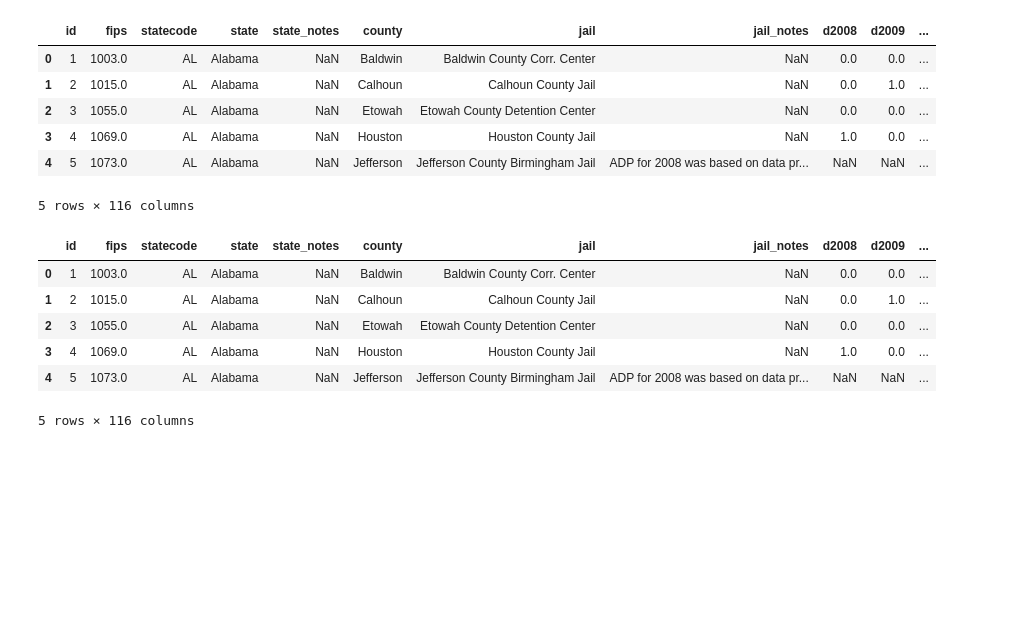
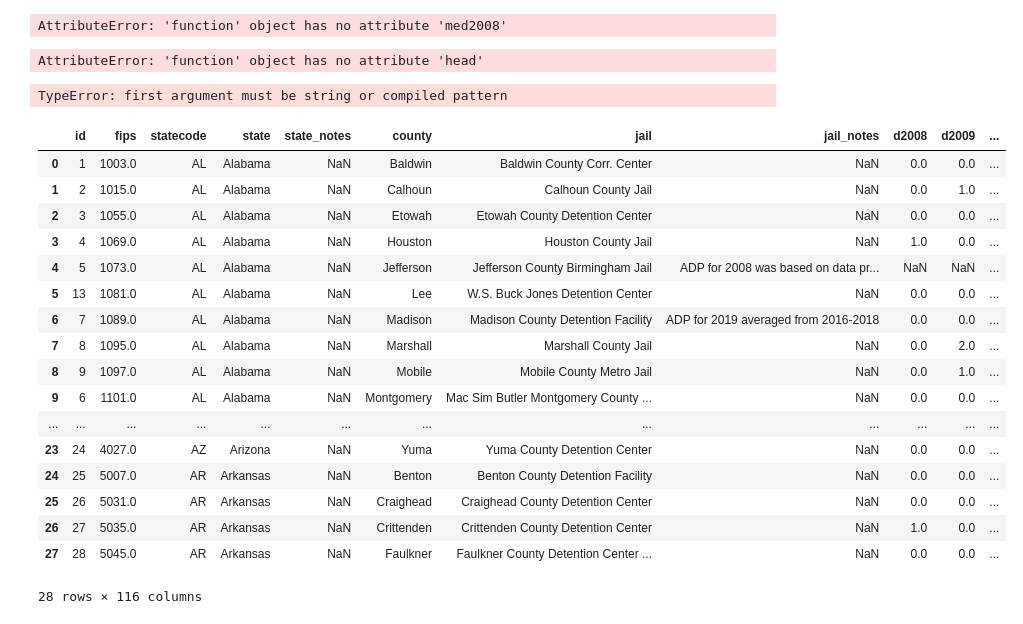
Before and after one commit to rcspring16/Capstone3, a Jupyter notebook: Real Capstone3.ipynb, the cells around one changed output. Cells and saved outputs as stored; diff of their text form; code cells hidden in the pictures; blank space fills up the shorter version.

Commit message:
Cleaning data
Restarting project

```diff
--- a/Real Capstone3.ipynb
+++ b/Real Capstone3.ipynb
@@ -9,3 +6,0 @@ values={'med2008':'Unknown', 'med2009':'Unknown', 'med2010':'Unknown', 'med2011'
-# %%
-df=jails_df.fillna(value=values)
-df.head(42)
@@ -55,35 +7,57 @@ df['med2019'] = df.med2019.str.replace(r'(^.*/.*$)', 'transition')
+# %%
+df['med2008'] = df.med2008.str.replace(r'(^.*/.*$)', 'transition')
+df['med2009'] = df.med2009.str.replace(r'(^.*/.*$)', 'transition')
+df['med2010'] = df.med2010.str.replace(r'(^.*/.*$)', 'transition')
+df['med2011'] = df.med2011.str.replace(r'(^.*/.*$)', 'transition')
+df['med2012'] = df.med2012.str.replace(r'(^.*/.*$)', 'transition')
+df['med2013'] = df.med2013.str.replace(r'(^.*/.*$)', 'transition')
+df['med2014'] = df.med2014.str.replace(r'(^.*/.*$)', 'transition')
+df['med2015'] = df.med2015.str.replace(r'(^.*/.*$)', 'transition')
+df['med2016'] = df.med2016.str.replace(r'(^.*/.*$)', 'transition')
+df['med2017'] = df.med2017.str.replace(r'(^.*/.*$)', 'transition')
+df['med2018'] = df.med2018.str.replace(r'(^.*/.*$)', 'transition')
+df['med2019'] = df.med2019.str.replace(r'(^.*/.*$)', 'transition')
+# %% [output]
+AttributeError: 'function' object has no attribute 'med2008'
 # %%
-df.head()
+df.head(30)
 # %% [output]
-|  | id | fips | statecode | state | state_notes | county | jail | jail_notes | d2008 | d2009 | ... |
-| 0 | 1 | 1003.0 | AL | Alabama | NaN | Baldwin | Baldwin County Corr. Center | NaN | 0.0 | 0.0 | ... |
-| 1 | 2 | 1015.0 | AL | Alabama | NaN | Calhoun | Calhoun County Jail | NaN | 0.0 | 1.0 | ... |
-| 2 | 3 | 1055.0 | AL | Alabama | NaN | Etowah | Etowah County Detention Center | NaN | 0.0 | 0.0 | ... |
-| 3 | 4 | 1069.0 | AL | Alabama | NaN | Houston | Houston County Jail | NaN | 1.0 | 0.0 | ... |
-| 4 | 5 | 1073.0 | AL | Alabama | NaN | Jefferson | Jefferson County Birmingham Jail | ADP for 2008 was based on data pr... | NaN | NaN | ... |
-5 rows × 116 columns
+AttributeError: 'function' object has no attribute 'head'
 # %%
 import numpy as np
 # %%
-df['med2008'] = np.where(~df['med2008'].str.contains("public"), "private", df['med2008'])
-df['med2009'] = np.where(~df['med2009'].str.contains("public"), "private", df['med2009'])
-df['med2010'] = np.where(~df['med2010'].str.contains("public"), "private", df['med2010'])
-df['med2011'] = np.where(~df['med2011'].str.contains("public"), "private", df['med2011'])
-df['med2012'] = np.where(~df['med2012'].str.contains("public"), "private", df['med2012'])
-df['med2013'] = np.where(~df['med2013'].str.contains("public"), "private", df['med2013'])
-df['med2014'] = np.where(~df['med2014'].str.contains("public"), "private", df['med2014'])
-df['med2015'] = np.where(~df['med2015'].str.contains("public"), "private", df['med2015'])
-df['med2016'] = np.where(~df['med2016'].str.contains("public"), "private", df['med2016'])
-df['med2017'] = np.where(~df['med2017'].str.contains("public"), "private", df['med2017'])
-df['med2018'] = np.where(~df['med2018'].str.contains("public"), "private", df['med2018'])
-df['med2019'] = np.where(~df['med2019'].str.contains("public"), "private", df['med2019'])
+df['med2008'] = np.where(~df['med2008'].str.contains(("public","transition")), "private", df['med2008'])
+df['med2009'] = np.where(~df['med2009'].str.contains(("public","transition")), "private", df['med2009'])
+df['med2010'] = np.where(~df['med2010'].str.contains(("public","transition")), "private", df['med2010'])
+df['med2011'] = np.where(~df['med2011'].str.contains(("public","transition")), "private", df['med2011'])
+df['med2012'] = np.where(~df['med2012'].str.contains(("public","transition")), "private", df['med2012'])
+df['med2013'] = np.where(~df['med2013'].str.contains(("public","transition")), "private", df['med2013'])
+df['med2014'] = np.where(~df['med2014'].str.contains(("public","transition")), "private", df['med2014'])
+df['med2015'] = np.where(~df['med2015'].str.contains(("public","transition")), "private", df['med2015'])
+df['med2016'] = np.where(~df['med2016'].str.contains(("public","transition")), "private", df['med2016'])
+df['med2017'] = np.where(~df['med2017'].str.contains(("public","transition")), "private", df['med2017'])
+df['med2018'] = np.where(~df['med2018'].str.contains(("public","transition")), "private", df['med2018'])
+df['med2019'] = np.where(~df['med2019'].str.contains(("public","transition")), "private", df['med2019'])
+# %% [output]
+TypeError: first argument must be string or compiled pattern
 # %%
-df.head()
+df.head(28)
 # %% [output]
 |  | id | fips | statecode | state | state_notes | county | jail | jail_notes | d2008 | d2009 | ... |
 | 0 | 1 | 1003.0 | AL | Alabama | NaN | Baldwin | Baldwin County Corr. Center | NaN | 0.0 | 0.0 | ... |
 | 1 | 2 | 1015.0 | AL | Alabama | NaN | Calhoun | Calhoun County Jail | NaN | 0.0 | 1.0 | ... |
 | 2 | 3 | 1055.0 | AL | Alabama | NaN | Etowah | Etowah County Detention Center | NaN | 0.0 | 0.0 | ... |
 | 3 | 4 | 1069.0 | AL | Alabama | NaN | Houston | Houston County Jail | NaN | 1.0 | 0.0 | ... |
 | 4 | 5 | 1073.0 | AL | Alabama | NaN | Jefferson | Jefferson County Birmingham Jail | ADP for 2008 was based on data pr... | NaN | NaN | ... |
+| 5 | 13 | 1081.0 | AL | Alabama | NaN | Lee | W.S. Buck Jones Detention Center | NaN | 0.0 | 0.0 | ... |
+| 6 | 7 | 1089.0 | AL | Alabama | NaN | Madison | Madison County Detention Facility | ADP for 2019 averaged from 2016-2018 | 0.0 | 0.0 | ... |
+| 7 | 8 | 1095.0 | AL | Alabama | NaN | Marshall | Marshall County Jail | NaN | 0.0 | 2.0 | ... |
+| 8 | 9 | 1097.0 | AL | Alabama | NaN | Mobile | Mobile County Metro Jail | NaN | 0.0 | 1.0 | ... |
+| 9 | 6 | 1101.0 | AL | Alabama | NaN | Montgomery | Mac Sim Butler Montgomery County ... | NaN | 0.0 | 0.0 | ... |
+| ... | ... | ... | ... | ... | ... | ... | ... | ... | ... | ... | ... |
+| 23 | 24 | 4027.0 | AZ | Arizona | NaN | Yuma | Yuma County Detention Center | NaN | 0.0 | 0.0 | ... |
+| 24 | 25 | 5007.0 | AR | Arkansas | NaN | Benton | Benton County Detention Facility | NaN | 0.0 | 0.0 | ... |
+| 25 | 26 | 5031.0 | AR | Arkansas | NaN | Craighead | Craighead County Detention Center | NaN | 0.0 | 0.0 | ... |
+| 26 | 27 | 5035.0 | AR | Arkansas | NaN | Crittenden | Crittenden County Detention Center | NaN | 1.0 | 0.0 | ... |
+| 27 | 28 | 5045.0 | AR | Arkansas | NaN | Faulkner | Faulkner County Detention Center ... | NaN | 0.0 | 0.0 | ... |
-5 rows × 116 columns
+28 rows × 116 columns
```
Also changed, not shown: parts of 14 cells of this notebook, 1 other file.
